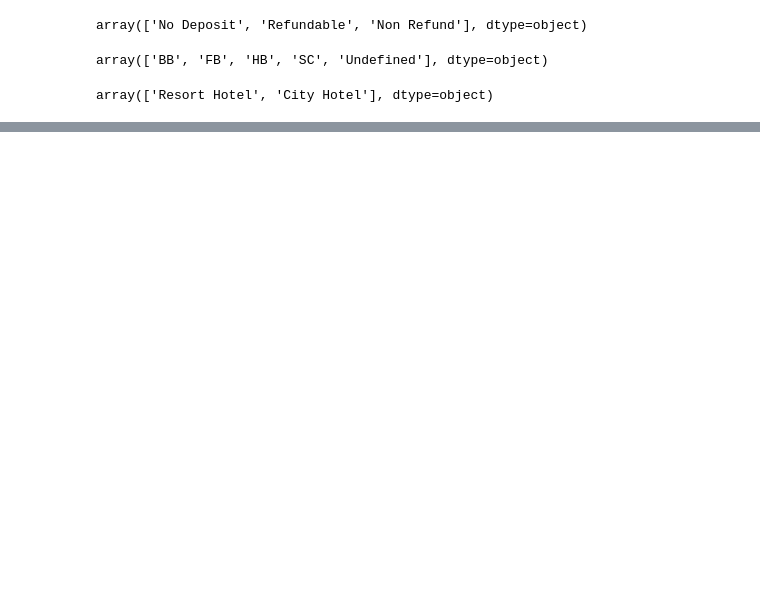
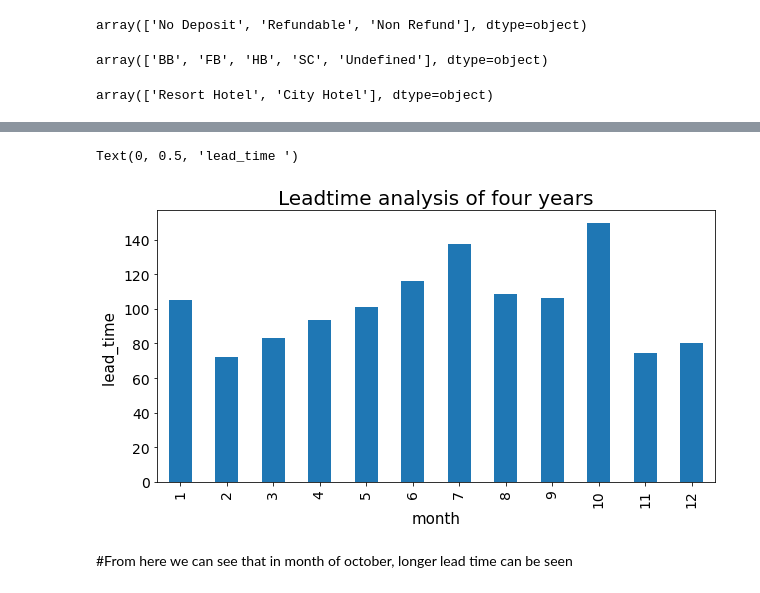
Before and after one commit to PrachiJadhav12/Hotel-Booking-Data_Analysis, a Jupyter notebook: Hotel_Booking_Analysis_Capstone_Project.ipynb, the cells around one changed output, grey strips where cells are left out. Cells and saved outputs as stored; diff of their text form; code cells hidden in the pictures; blank space fills up the shorter version.

```diff
--- a/Hotel_Booking_Analysis_Capstone_Project.ipynb
+++ b/Hotel_Booking_Analysis_Capstone_Project.ipynb
@@ -116,0 +282,3 @@ array(['Resort Hotel', 'City Hotel'], dtype=object)
+# %%
+#lead time analysis
+lead_time_analysis = df.groupby(['month'])['lead_time'].mean()
@@ -116,0 +302,15 @@ array(['Resort Hotel', 'City Hotel'], dtype=object)
+# %%
+# Create the figure object
+ax = lead_time_analysis.plot.bar(figsize = (10,5),fontsize = 14)
+
+# Set the title
+ax.set_title("Leadtime analysis of four years", fontsize = 20)
+
+# Set x and y-labels
+ax.set_xlabel("month", fontsize = 15)
+ax.set_ylabel("lead_time ", fontsize = 15)
+# %% [output]
+Text(0, 0.5, 'lead_time ')
+[figure, added]
+# %% [markdown]
+#From here we can see that in month of october, longer lead time can be seen
```
Also changed, not shown: parts of 42 cells of this notebook.
